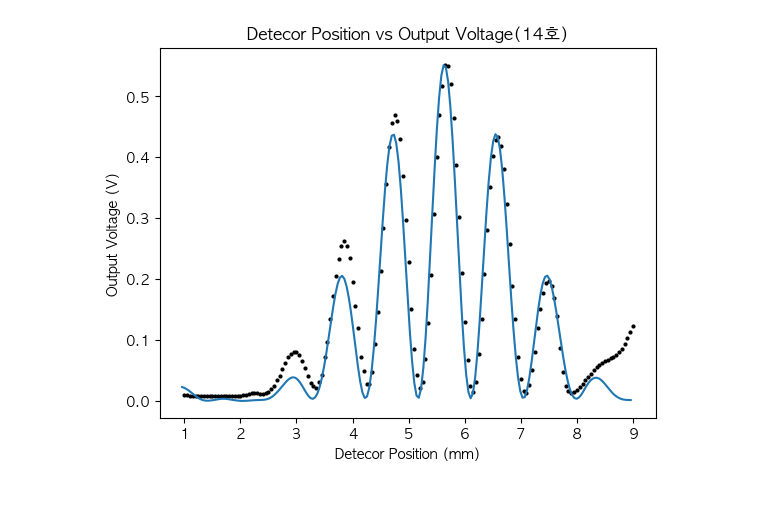
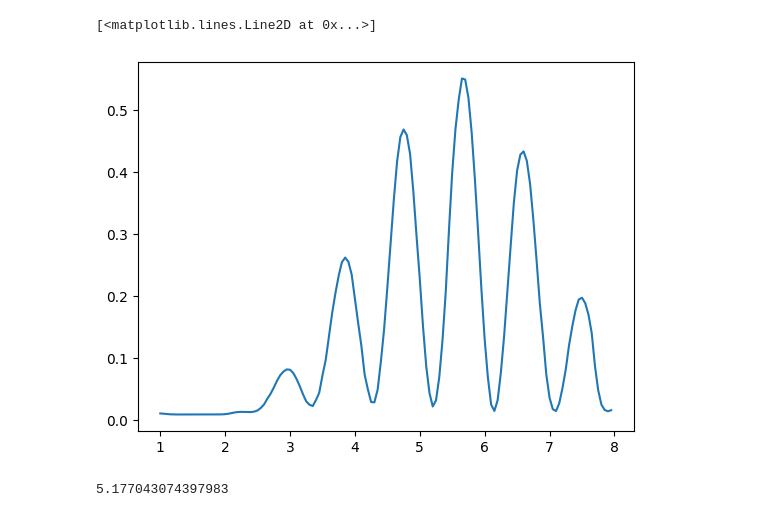
Before and after one commit to IntermidiatePhysicsExperiment/Single-Photon-Interference, a Jupyter notebook: EDA/B-1.ipynb, the cells around one changed output. Drawn from its saved outputs; the diff is of its cells as text; code cells hidden in the pictures.

```diff
--- a/EDA/B-1.ipynb
+++ b/EDA/B-1.ipynb
@@ -40,6 +45,34 @@ result = np.array(result)
-# %%
-result = np.array(result)
-plt.plot(detecor_pos/METER * 1e3 - 0.04, result * 1e29 / 6.3)
-plot_data(14)
-# %% [output]
-[figure, removed]
+# %%
+X, Y = get_data(14, trimmed=True)
+plt.plot(X, Y)
+# %% [output]
+[<matplotlib.lines.Line2D at 0x...>]
+[figure, added]
+# %%
+data = np.array([X, Y]).T
+def loss(theta):
+  sim = []
+  simulate = simulator(theta)
+  loss = 0
+  for pos, ins in data:
+    loss += (simulate(pos * 1e-3 * METER) * theta[9] - ins) ** 2
+  return loss
+theta0 = np.array([
+  double_left_width,
+  double_right_width,
+  detector_width,
+  blocker_width,
+  # blocker_points,
+  distance1,
+  distance2,
+  WAVENUMBER,
+  # gamma,
+  slit_position,
+  # slit_type,
+  blocker_position,
+  1e30,
+])
+
+loss(theta=theta0)
+# %% [output]
+5.177043074397983
```
Also changed, not shown: parts of 11 cells of this notebook, 1 other file.
